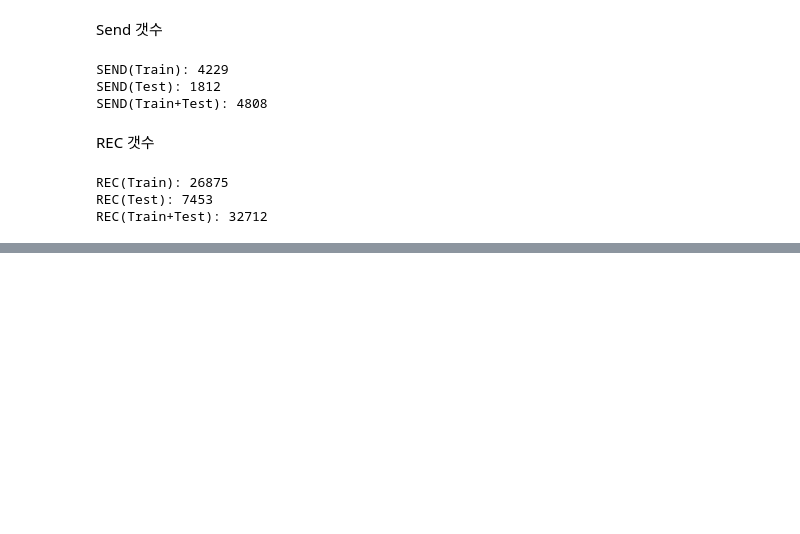
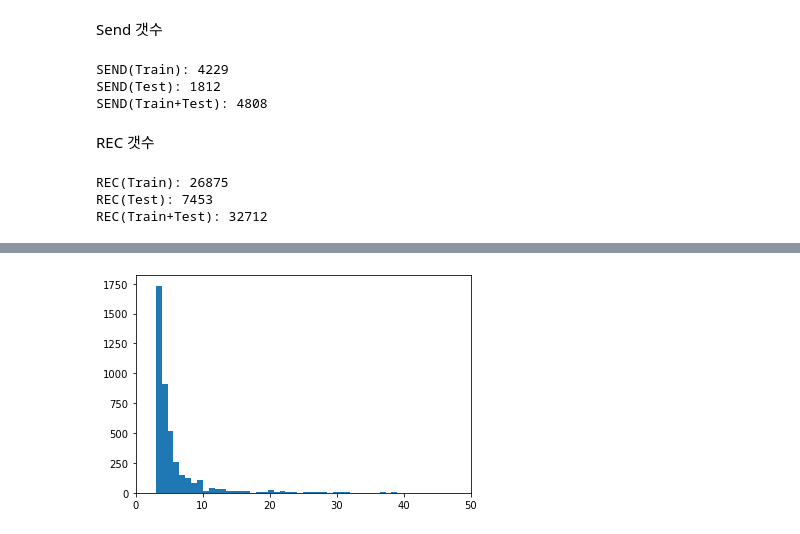
Before and after one commit to Owening2/Pre_competition, a Jupyter notebook: Predict_distribution.ipynb, the cells around one changed output, grey strips where cells are left out. Drawn from its saved outputs; the diff is of its cells as text; code cells hidden in the pictures; blank space fills up the shorter version.

```diff
--- a/Predict_distribution.ipynb
+++ b/Predict_distribution.ipynb
@@ -104,0 +207,6 @@ REC(Train+Test): 32712
+# %%
+plt.xlim((0,50))
+plt.hist(df_send.avg, bins = 200)
+plt.show()
+# %% [output]
+[figure, added]
```
Also changed, not shown: parts of 12 cells of this notebook.
